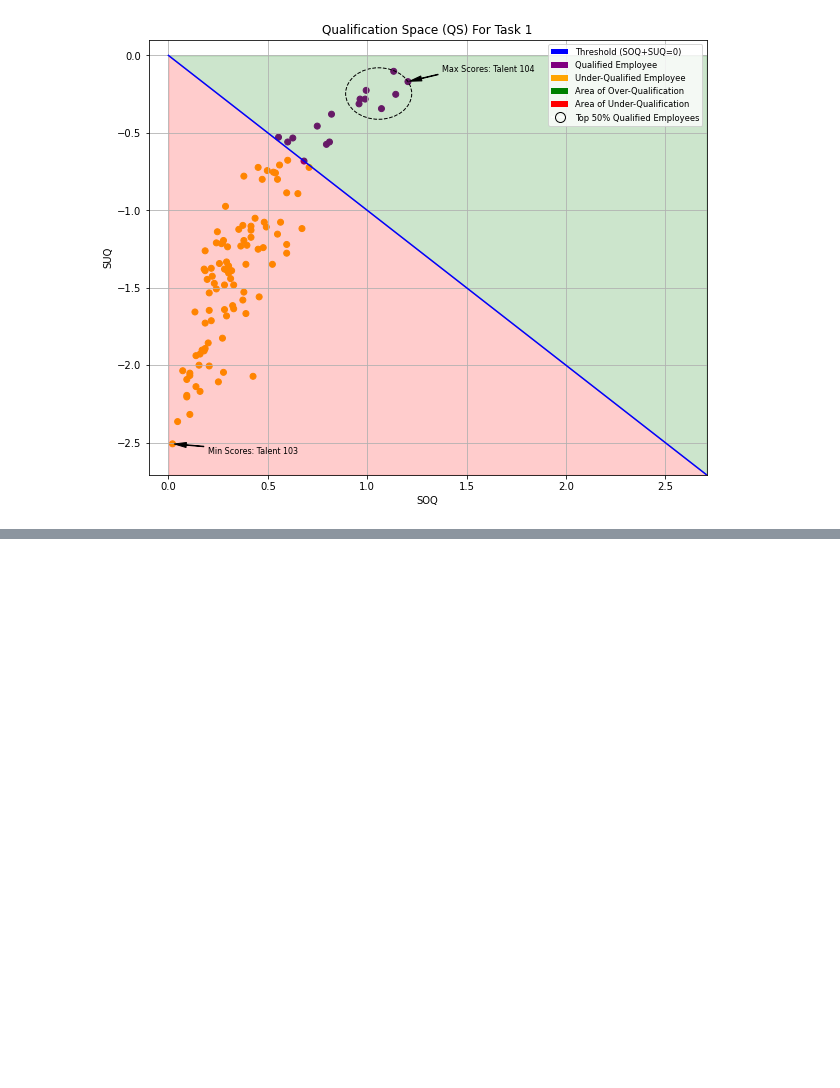
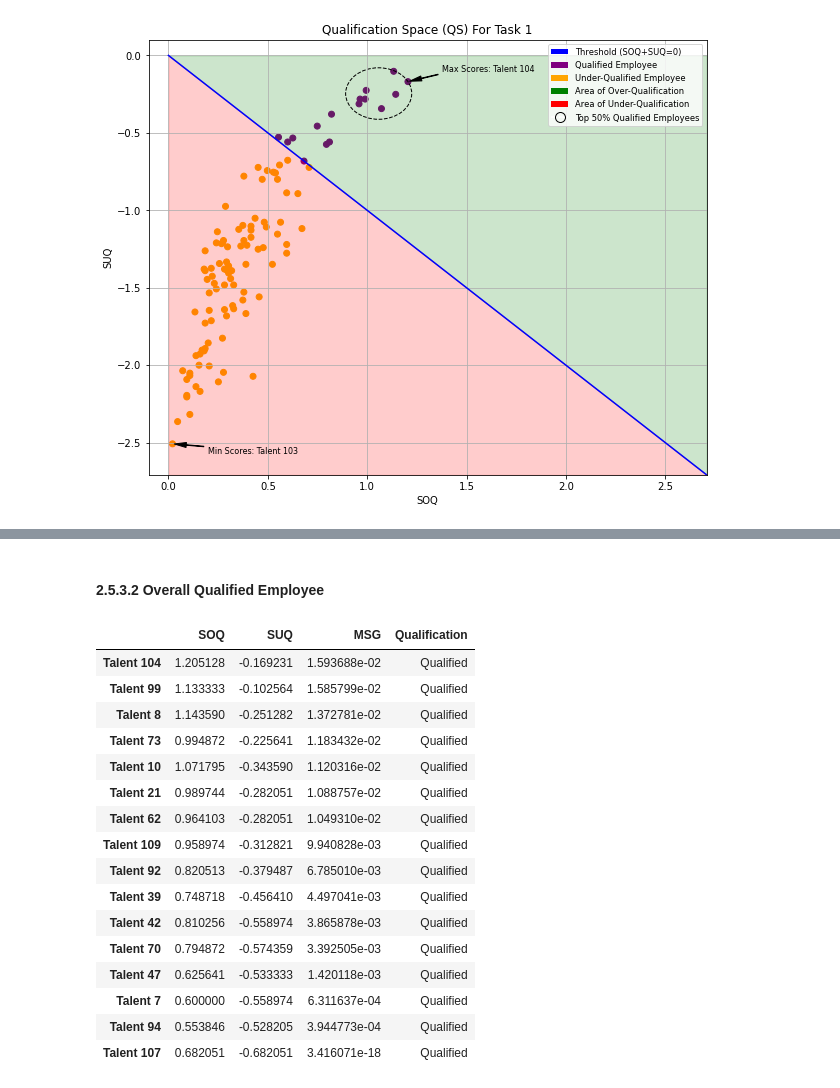
Before and after one commit to TK-Bunga-Matahari/shinchan, a Jupyter notebook: playgorund/competence_assesment/competence_assesment.ipynb, the cells around one changed output, grey strips where cells are left out. Cells and saved outputs as stored; diff of their text form; code cells hidden in the pictures; blank space fills up the shorter version.

```diff
--- a/playgorund/competence_assesment/competence_assesment.ipynb
+++ b/playgorund/competence_assesment/competence_assesment.ipynb
@@ -584,0 +601,22 @@ plt.show()
+# %% [markdown]
+#### 2.5.3.2 Overall Qualified Employee
+# %%
+j_qualified
+# %% [output]
+|  | SOQ | SUQ | MSG | Qualification |
+| Talent 104 | 1.205128 | -0.169231 | 1.593688e-02 | Qualified |
+| Talent 99 | 1.133333 | -0.102564 | 1.585799e-02 | Qualified |
+| Talent 8 | 1.143590 | -0.251282 | 1.372781e-02 | Qualified |
+| Talent 73 | 0.994872 | -0.225641 | 1.183432e-02 | Qualified |
+| Talent 10 | 1.071795 | -0.343590 | 1.120316e-02 | Qualified |
+| Talent 21 | 0.989744 | -0.282051 | 1.088757e-02 | Qualified |
+| Talent 62 | 0.964103 | -0.282051 | 1.049310e-02 | Qualified |
+| Talent 109 | 0.958974 | -0.312821 | 9.940828e-03 | Qualified |
+| Talent 92 | 0.820513 | -0.379487 | 6.785010e-03 | Qualified |
+| Talent 39 | 0.748718 | -0.456410 | 4.497041e-03 | Qualified |
+| Talent 42 | 0.810256 | -0.558974 | 3.865878e-03 | Qualified |
+| Talent 70 | 0.794872 | -0.574359 | 3.392505e-03 | Qualified |
+| Talent 47 | 0.625641 | -0.533333 | 1.420118e-03 | Qualified |
+| Talent 7 | 0.600000 | -0.558974 | 6.311637e-04 | Qualified |
+| Talent 94 | 0.553846 | -0.528205 | 3.944773e-04 | Qualified |
+| Talent 107 | 0.682051 | -0.682051 | 3.416071e-18 | Qualified |
```
Also changed, not shown: parts of 2 cells of this notebook.
